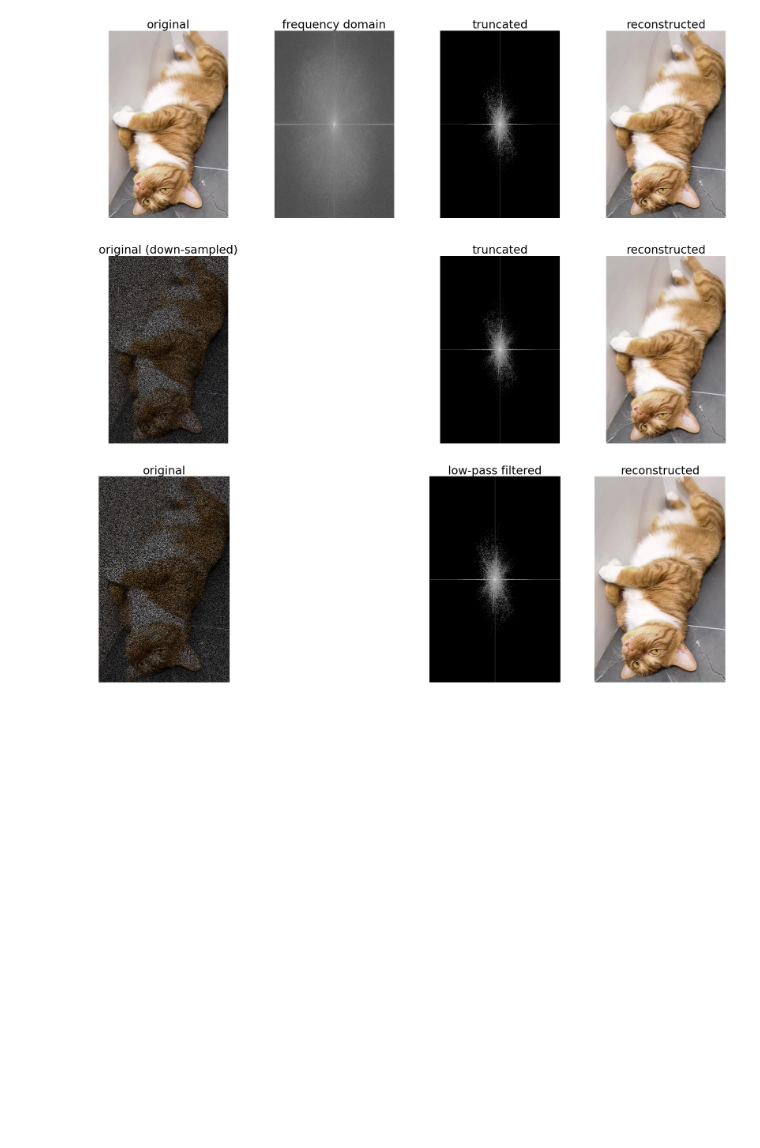
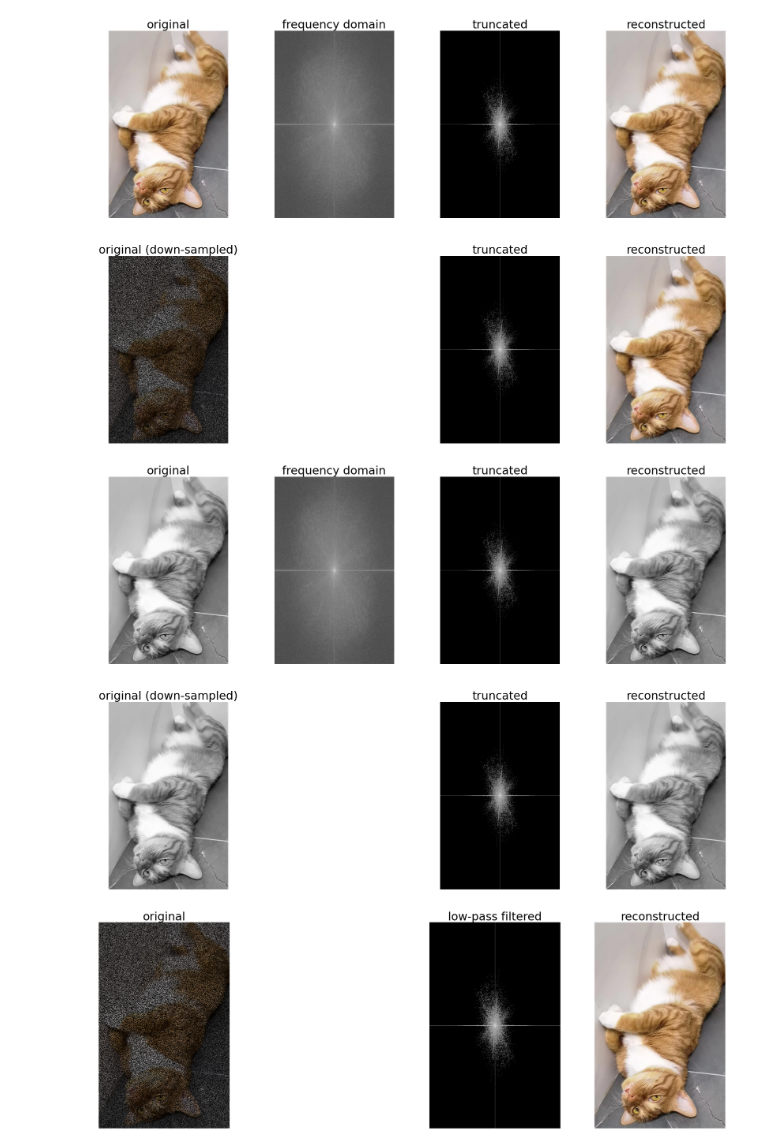
Before and after one commit to kunliu7/oscar, a Jupyter notebook: cs_example.ipynb, the cells around one changed output. Cells and saved outputs as stored; diff of their text form; code cells hidden in the pictures; blank space fills up the shorter version.

Commit message:
feat: cs example of Figure 1

```diff
--- a/cs_example.ipynb
+++ b/cs_example.ipynb
@@ -146,6 +146,12 @@ plt_4_figures(True)
 plt_3_figures(True)
 # %% [output]
 [figure]
+# %%
+
+plt_4_figures(False)
+plt_3_figures(False)
+# %% [output]
+[figure, added]
 # %%
 # %% [output]
 [figure]
```
